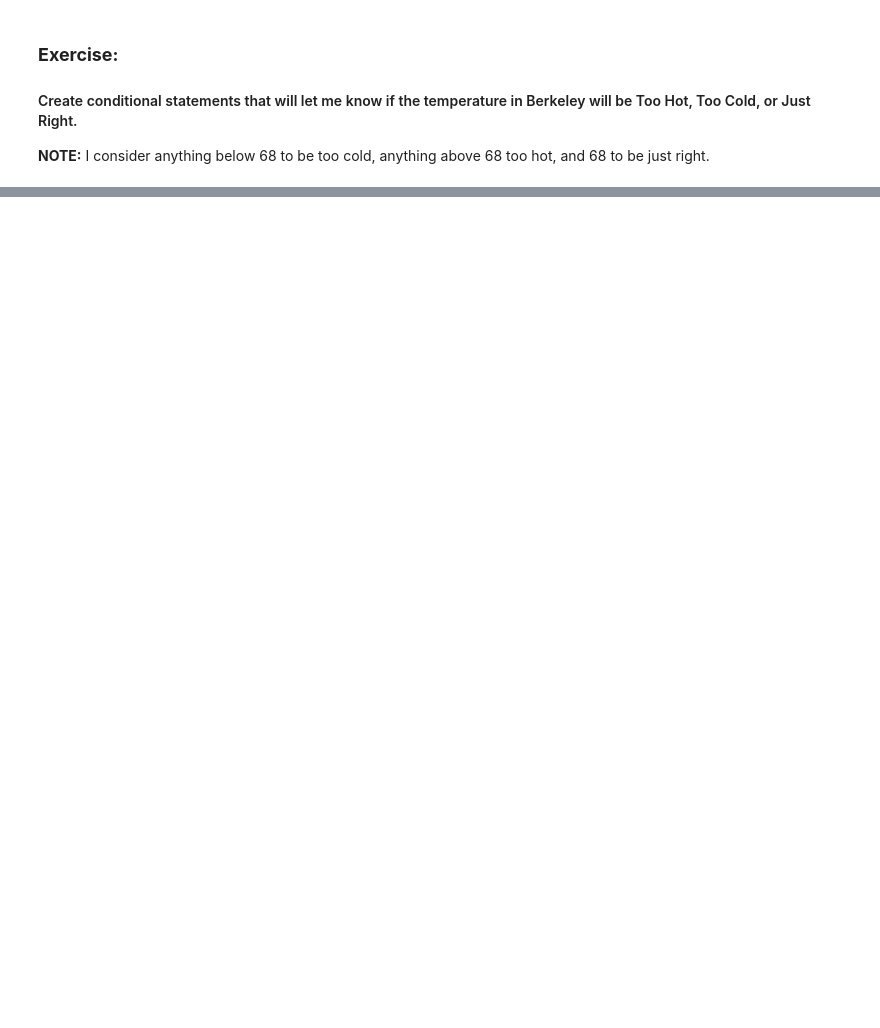
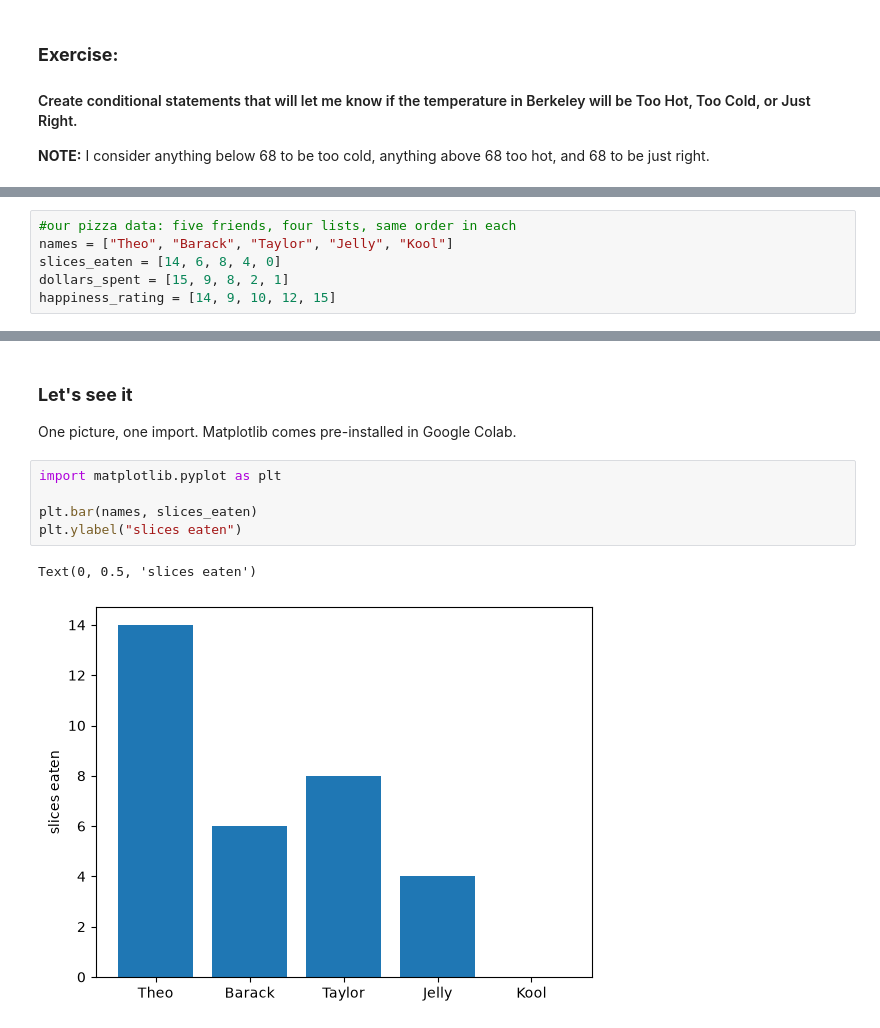
Before and after one commit to Benniihauashby/python-and-pizza-workshop, a Jupyter notebook: solutions/p-and-p-workshop(answers).ipynb, the cells around one changed output, grey strips where cells are left out. Drawn from its saved outputs; the diff is of its cells as text; blank space fills up the shorter version.

```diff
--- a/solutions/p-and-p-workshop(answers).ipynb
+++ b/solutions/p-and-p-workshop(answers).ipynb
@@ -682,0 +294,6 @@ fig.show()
+# %%
+#our pizza data: five friends, four lists, same order in each
+names = ["Theo", "Barack", "Taylor", "Jelly", "Kool"]
+slices_eaten = [14, 6, 8, 4, 0]
+dollars_spent = [15, 9, 8, 2, 1]
+happiness_rating = [14, 9, 10, 12, 15]
@@ -682,0 +382,12 @@ fig.show()
+# %% [markdown]
+### **Let's see it**
+
+One picture, one import. Matplotlib comes pre-installed in Google Colab.
+# %%
+import matplotlib.pyplot as plt
+
+plt.bar(names, slices_eaten)
+plt.ylabel("slices eaten")
+# %% [output]
+Text(0, 0.5, 'slices eaten')
+[figure, added]
```
Also changed, not shown: parts of 102 cells of this notebook, 1 other file.
